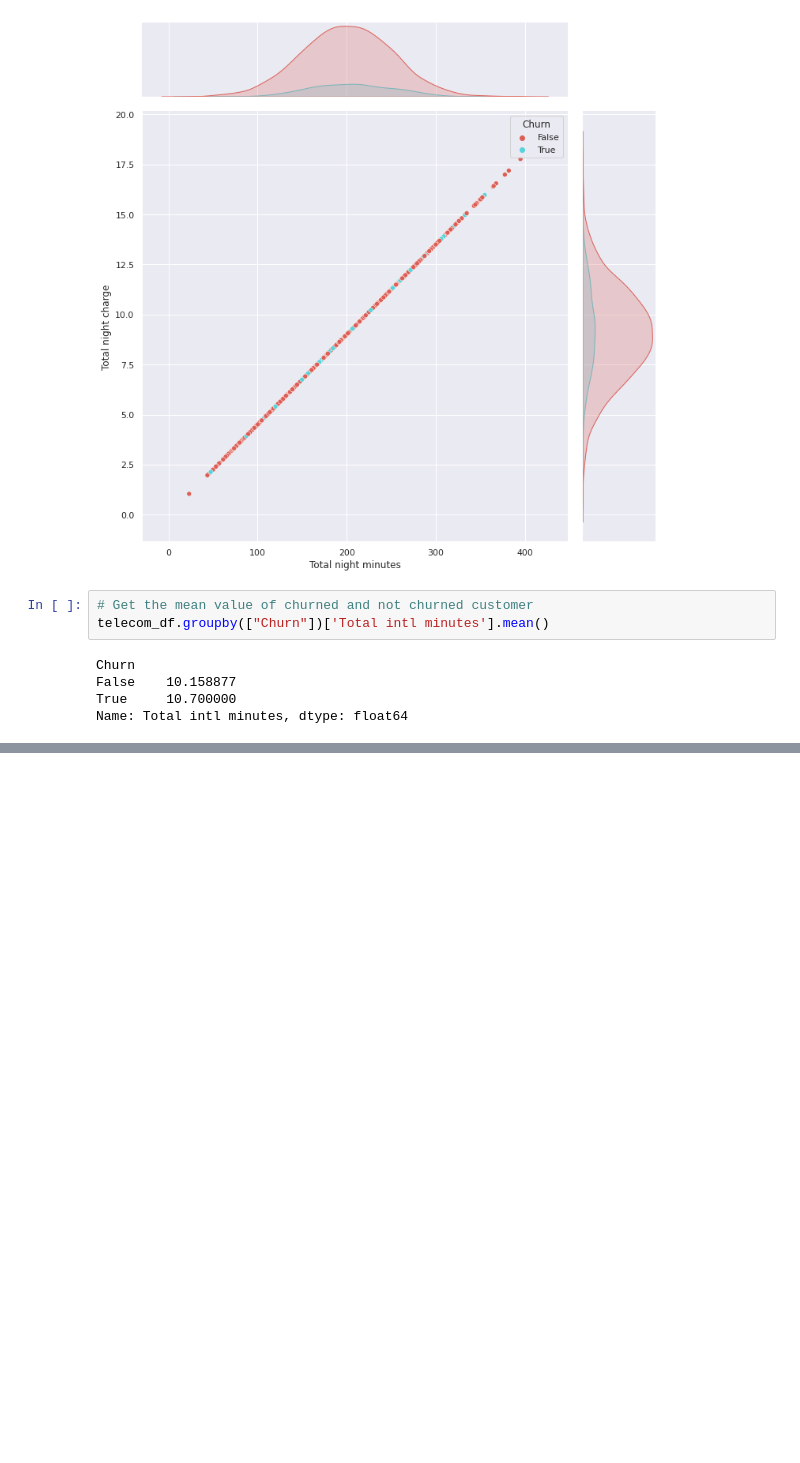
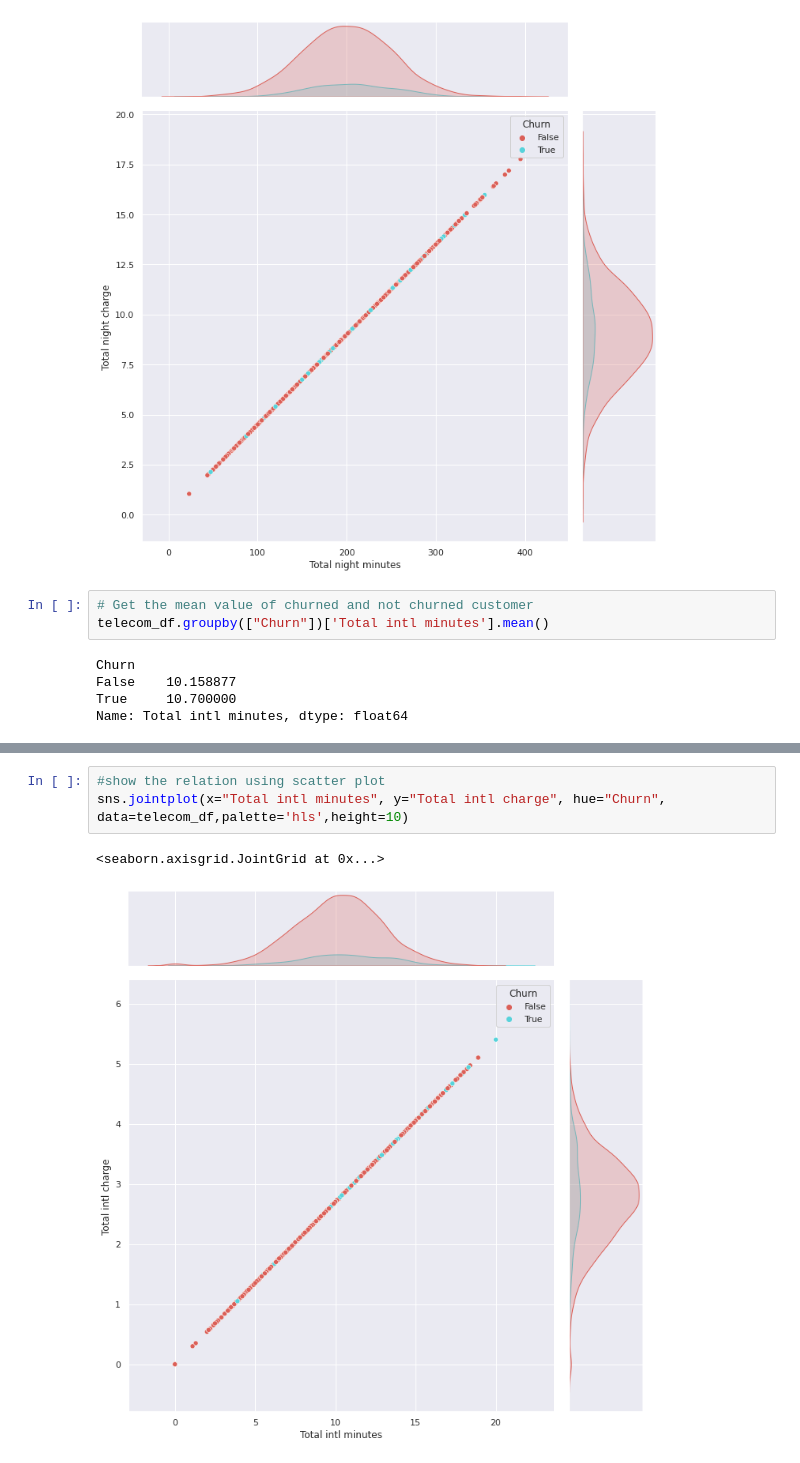
Before and after one commit to spradeepgit/Telecom_Churn_Analysis, a Jupyter notebook: Telecom_Churn_Analysis_Capstone_Project_2.ipynb, the cells around one changed output, grey strips where cells are left out. Cells and saved outputs as stored; diff of their text form; blank space fills up the shorter version.

```diff
--- a/Telecom_Churn_Analysis_Capstone_Project_2.ipynb
+++ b/Telecom_Churn_Analysis_Capstone_Project_2.ipynb
@@ -734,0 +746,6 @@ Name: Total intl minutes, dtype: float64
+# %%
+#show the relation using scatter plot
+sns.jointplot(x="Total intl minutes", y="Total intl charge", hue="Churn", data=telecom_df,palette='hls',height=10)
+# %% [output]
+<seaborn.axisgrid.JointGrid at 0x...>
+[figure, added]
```
Also changed, not shown: parts of 9 cells of this notebook.
